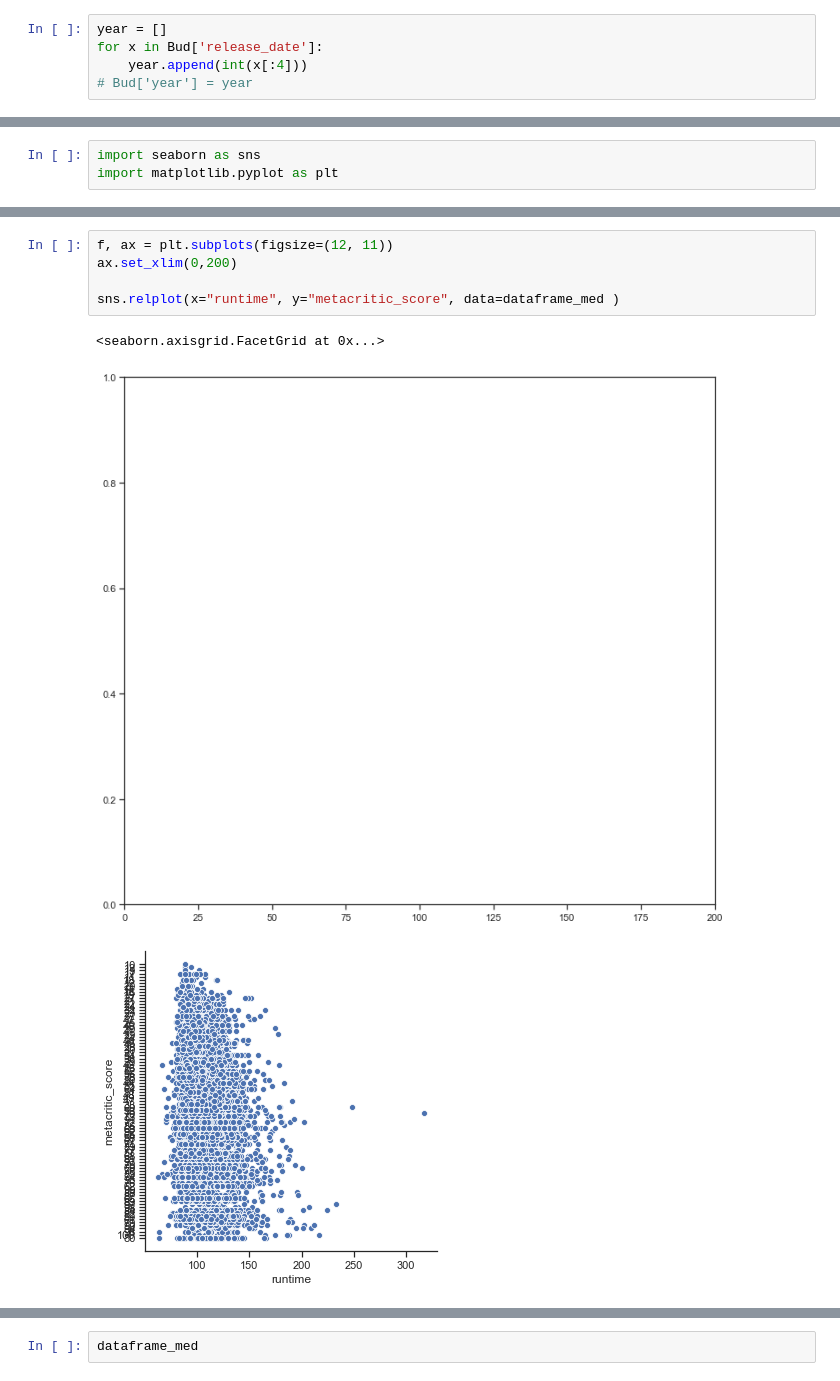
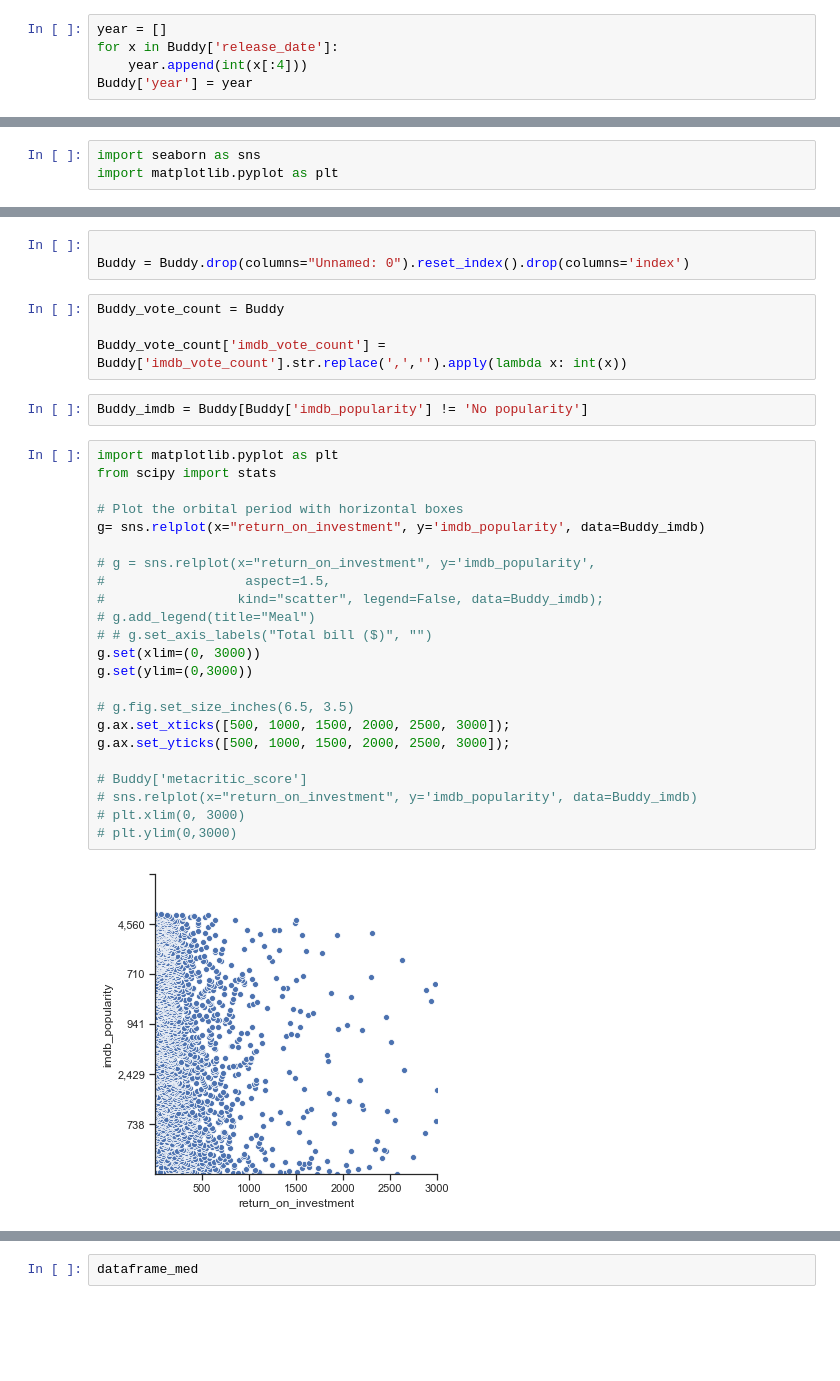
Before and after one commit to JohnTheTripper/MovieProjectFIDS, a Jupyter notebook: The movie DB code .ipynb, the cells around one changed output, grey strips where cells are left out. Drawn from its saved outputs; the diff is of its cells as text; blank space fills up the shorter version.

```diff
--- a/The movie DB code .ipynb
+++ b/The movie DB code .ipynb
@@ -392,5 +437,5 @@ Clean_bud = Bud['budget']
 # %%
 year = []
-for x in Bud['release_date']:
+for x in Buddy['release_date']:
     year.append(int(x[:4]))
-# Bud['year'] = year
+Buddy['year'] = year
@@ -555,9 +593,34 @@ result2
-# %%
-f, ax = plt.subplots(figsize=(12, 11))
-ax.set_xlim(0,200)
-
-sns.relplot(x="runtime", y="metacritic_score", data=dataframe_med )
-# %% [output]
-<seaborn.axisgrid.FacetGrid at 0x...>
-[figure, removed]
-[figure, removed]
+# %%
+
+Buddy = Buddy.drop(columns="Unnamed: 0").reset_index().drop(columns='index')
+# %%
+Buddy_vote_count = Buddy
+
+Buddy_vote_count['imdb_vote_count'] = Buddy['imdb_vote_count'].str.replace(',','').apply(lambda x: int(x))
+# %%
+Buddy_imdb = Buddy[Buddy['imdb_popularity'] != 'No popularity']
+# %%
+import matplotlib.pyplot as plt
+from scipy import stats
+
+# Plot the orbital period with horizontal boxes
+g= sns.relplot(x="return_on_investment", y='imdb_popularity', data=Buddy_imdb)
+
+# g = sns.relplot(x="return_on_investment", y='imdb_popularity',
+#                  aspect=1.5,
+#                 kind="scatter", legend=False, data=Buddy_imdb);
+# g.add_legend(title="Meal")
+# # g.set_axis_labels("Total bill ($)", "")
+g.set(xlim=(0, 3000))
+g.set(ylim=(0,3000))
+
+# g.fig.set_size_inches(6.5, 3.5)
+g.ax.set_xticks([500, 1000, 1500, 2000, 2500, 3000]);
+g.ax.set_yticks([500, 1000, 1500, 2000, 2500, 3000]);
+
+# Buddy['metacritic_score']
+# sns.relplot(x="return_on_investment", y='imdb_popularity', data=Buddy_imdb)
+# plt.xlim(0, 3000)
+# plt.ylim(0,3000)
+# %% [output]
+[figure, added]
```
Also changed, not shown: parts of 17 cells of this notebook.
